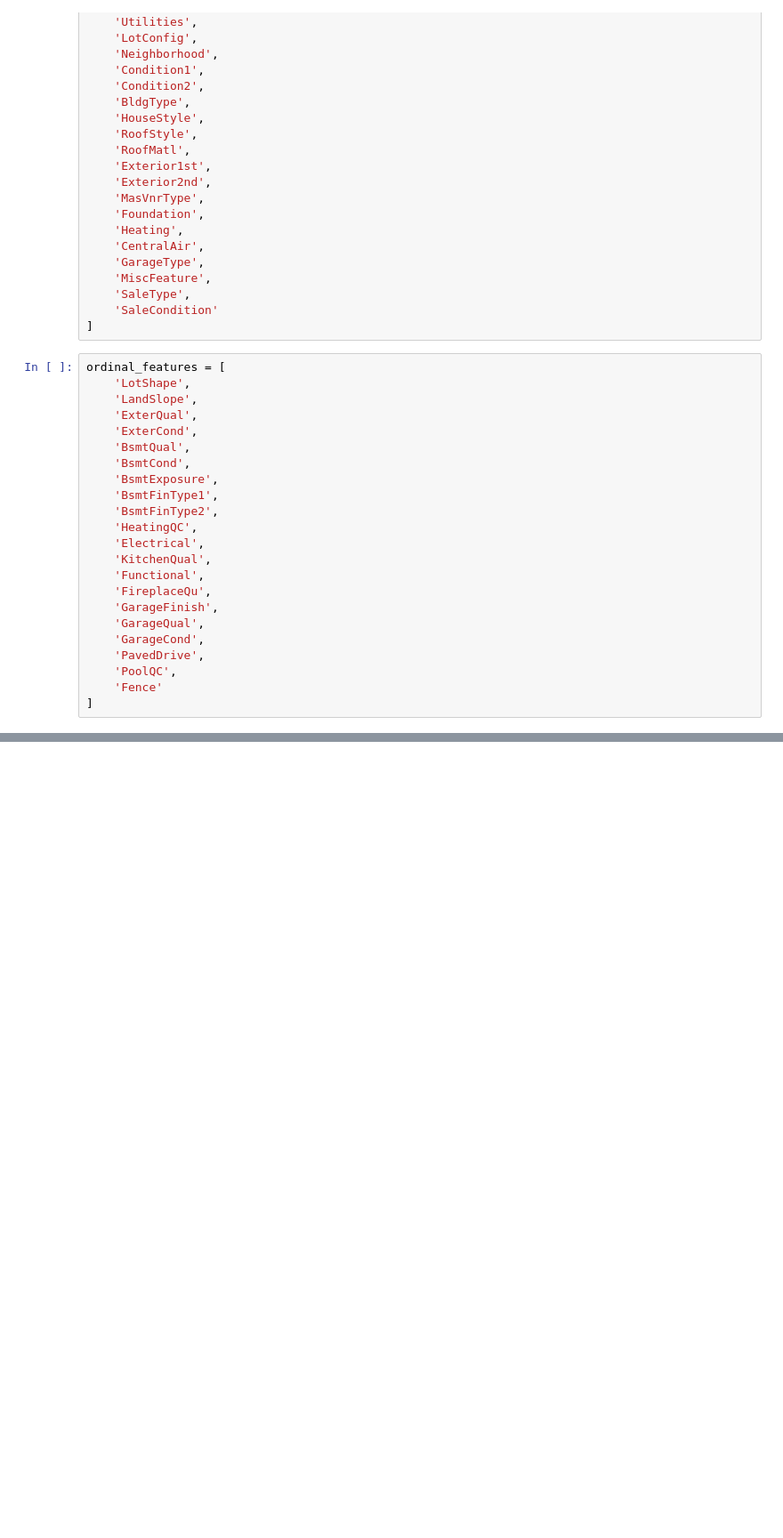
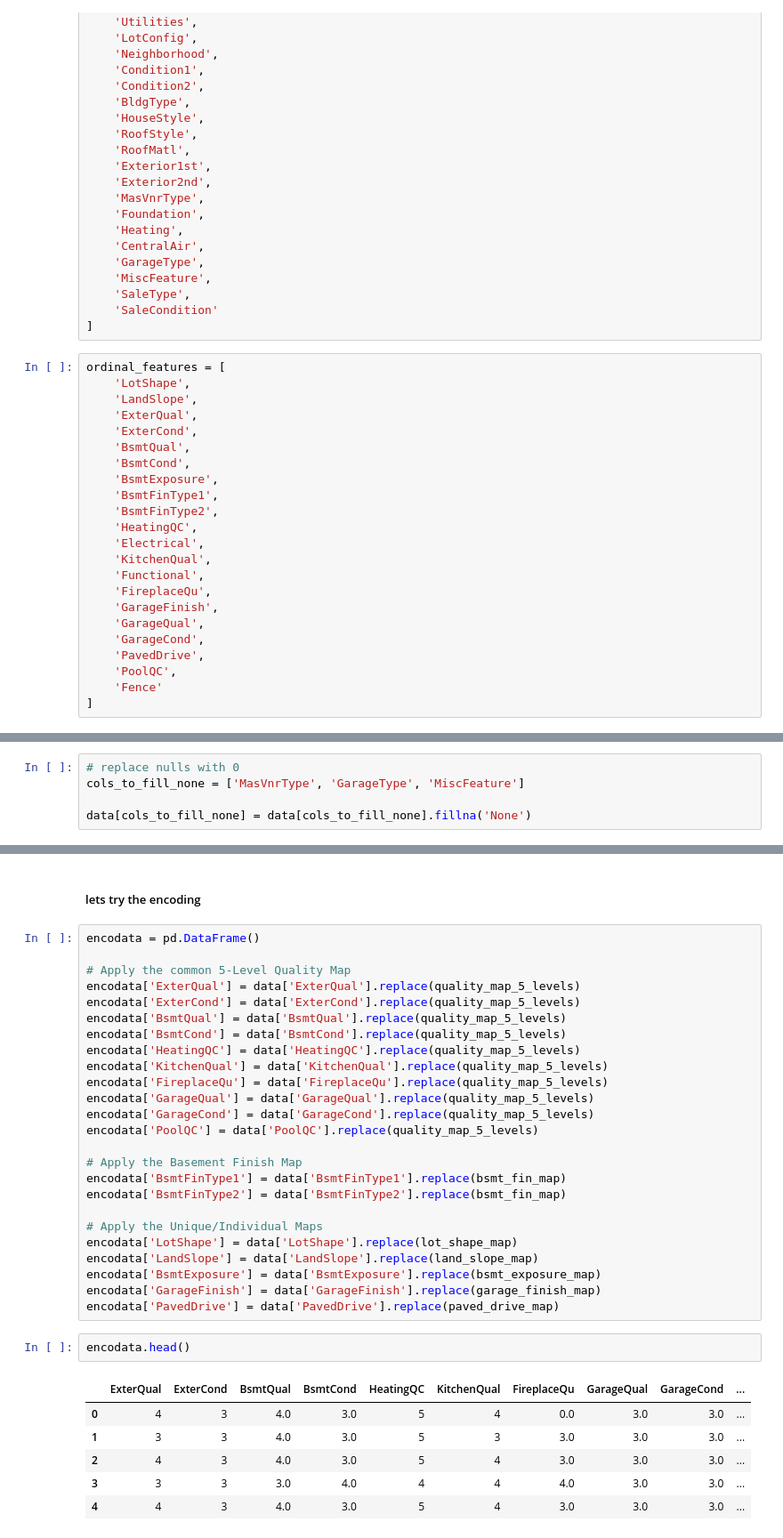
Before and after one commit to KillD00zer/ITI, a Jupyter notebook: LEC 2 task/EDA.ipynb, the cells around one changed output, grey strips where cells are left out. Shown at 89% size. Drawn from its saved outputs; the diff is of its cells as text; blank space fills up the shorter version.

```diff
--- a/LEC 2 task/EDA.ipynb
+++ b/LEC 2 task/EDA.ipynb
@@ -275,0 +318,5 @@ like this we can avoide the curse of dimensionality
+# %%
+# replace nulls with 0
+cols_to_fill_none = ['MasVnrType', 'GarageType', 'MiscFeature']
+
+data[cols_to_fill_none] = data[cols_to_fill_none].fillna('None')
@@ -275,0 +433,36 @@ like this we can avoide the curse of dimensionality
+# %% [markdown]
+##### lets try the encoding
+# %%
+encodata = pd.DataFrame()
+
+# Apply the common 5-Level Quality Map
+encodata['ExterQual'] = data['ExterQual'].replace(quality_map_5_levels)
+encodata['ExterCond'] = data['ExterCond'].replace(quality_map_5_levels)
+encodata['BsmtQual'] = data['BsmtQual'].replace(quality_map_5_levels)
+encodata['BsmtCond'] = data['BsmtCond'].replace(quality_map_5_levels)
+encodata['HeatingQC'] = data['HeatingQC'].replace(quality_map_5_levels)
+encodata['KitchenQual'] = data['KitchenQual'].replace(quality_map_5_levels)
+encodata['FireplaceQu'] = data['FireplaceQu'].replace(quality_map_5_levels)
+encodata['GarageQual'] = data['GarageQual'].replace(quality_map_5_levels)
+encodata['GarageCond'] = data['GarageCond'].replace(quality_map_5_levels)
+encodata['PoolQC'] = data['PoolQC'].replace(quality_map_5_levels)
+
+# Apply the Basement Finish Map
+encodata['BsmtFinType1'] = data['BsmtFinType1'].replace(bsmt_fin_map)
+encodata['BsmtFinType2'] = data['BsmtFinType2'].replace(bsmt_fin_map)
+
+# Apply the Unique/Individual Maps
+encodata['LotShape'] = data['LotShape'].replace(lot_shape_map)
+encodata['LandSlope'] = data['LandSlope'].replace(land_slope_map)
+encodata['BsmtExposure'] = data['BsmtExposure'].replace(bsmt_exposure_map)
+encodata['GarageFinish'] = data['GarageFinish'].replace(garage_finish_map)
+encodata['PavedDrive'] = data['PavedDrive'].replace(paved_drive_map)
+# %%
+encodata.head()
+# %% [output]
+|  | ExterQual | ExterCond | BsmtQual | BsmtCond | HeatingQC | KitchenQual | FireplaceQu | GarageQual | GarageCond | ... |
+| 0 | 4 | 3 | 4.0 | 3.0 | 5 | 4 | 0.0 | 3.0 | 3.0 | ... |
+| 1 | 3 | 3 | 4.0 | 3.0 | 5 | 3 | 3.0 | 3.0 | 3.0 | ... |
+| 2 | 4 | 3 | 4.0 | 3.0 | 5 | 4 | 3.0 | 3.0 | 3.0 | ... |
+| 3 | 3 | 3 | 3.0 | 4.0 | 4 | 4 | 4.0 | 3.0 | 3.0 | ... |
+| 4 | 4 | 3 | 4.0 | 3.0 | 5 | 4 | 3.0 | 3.0 | 3.0 | ... |
```
Also changed, not shown: parts of 40 cells of this notebook.
